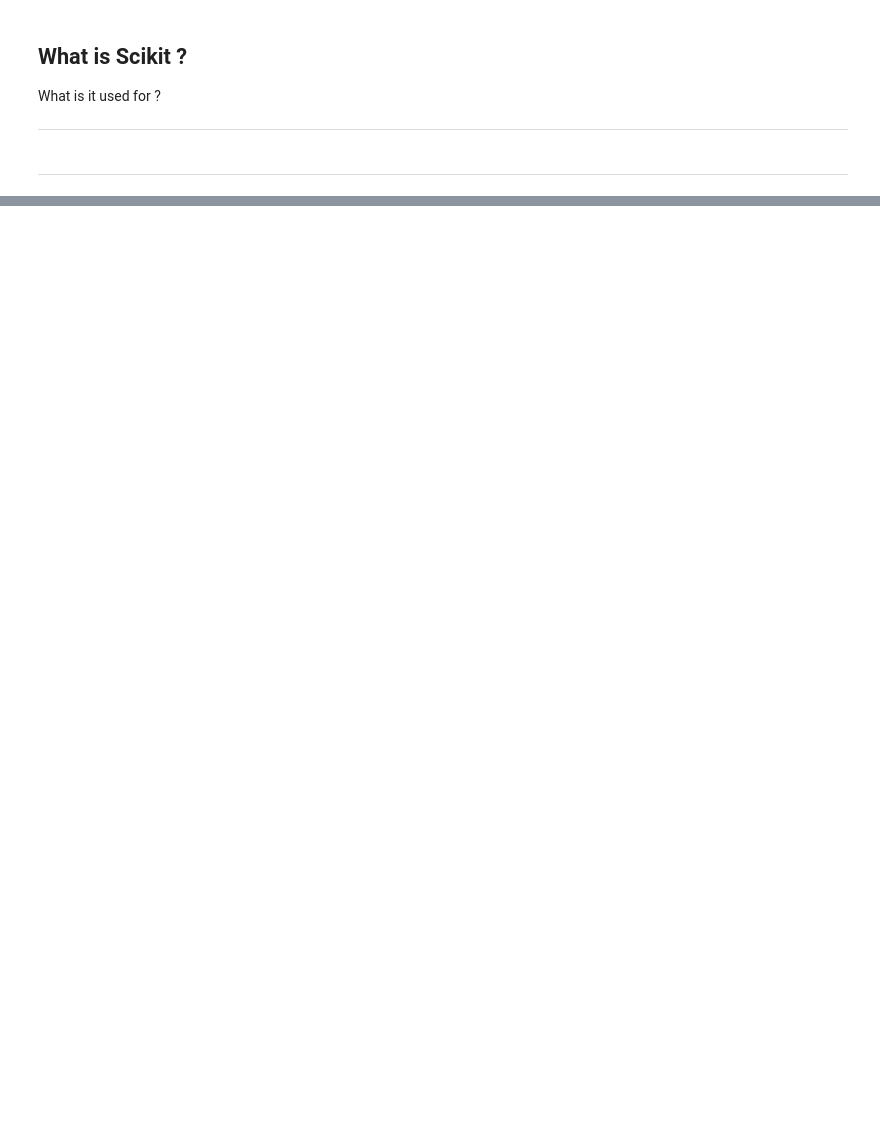
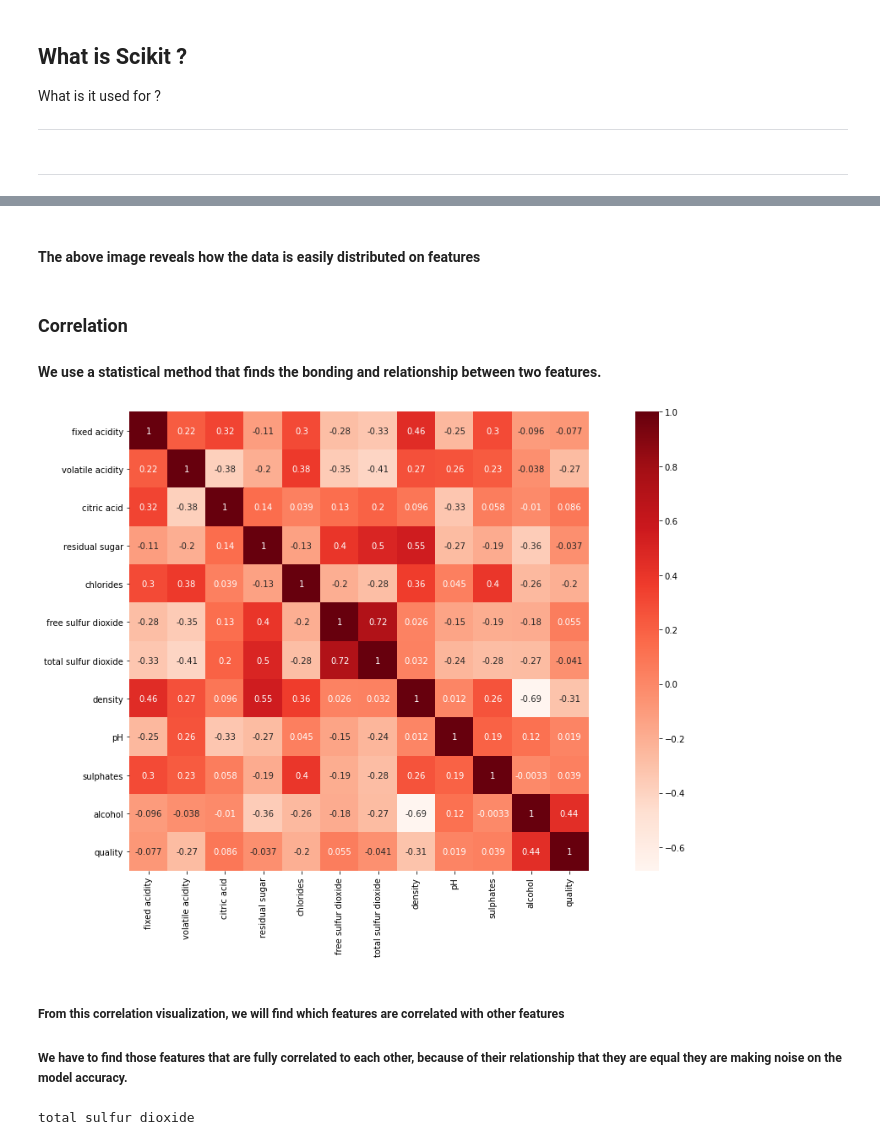
Before and after one commit to kekesuke/Emerging-Technologies-Assesment, a Jupyter notebook: scikit-learn.ipynb, the cells around one changed output, grey strips where cells are left out. Drawn from its saved outputs; the diff is of its cells as text; code cells hidden in the pictures; blank space fills up the shorter version.

Commit message:
added few models to scikit notebook

```diff
--- a/scikit-learn.ipynb
+++ b/scikit-learn.ipynb
@@ -244,0 +133,23 @@ In this notebook we:
+# %% [markdown]
+#### The above image reveals how the data is easily distributed on features
+# %% [markdown]
+### Correlation
+#### We use a statistical method that finds the bonding and relationship between two features.
+# %%
+correlation = df.corr()
+plt.figure(figsize=(20,10))
+sns.heatmap(correlation, vmax=1, square=True, annot=True, cmap='Reds')
+plt.show()
+# %% [output]
+[figure, added]
+# %% [markdown]
+##### From this correlation visualization, we will find which features are correlated with other features
+##### We have to find those features that are fully correlated to each other, because of their relationship that they are equal they are making noise on the model accuracy.
+# %%
+for a in range(len(df.corr().columns)):
+    for b in range(a):
+        if abs(df.corr().iloc[a,b]) >0.7:
+            name = df.corr().columns[a]
+            print(name)
+# %% [output]
+total sulfur dioxide
```
Also changed, not shown: parts of 72 cells of this notebook.
